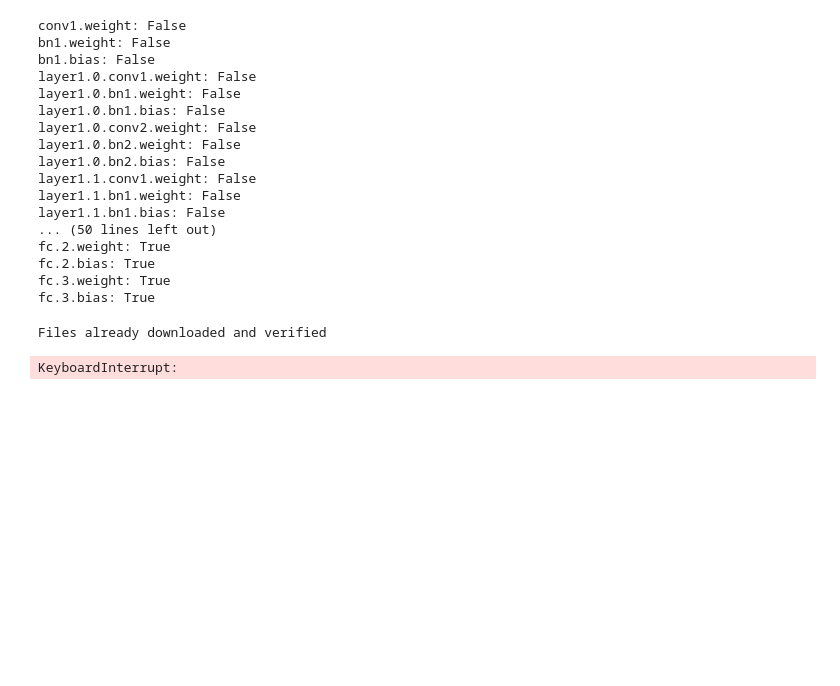
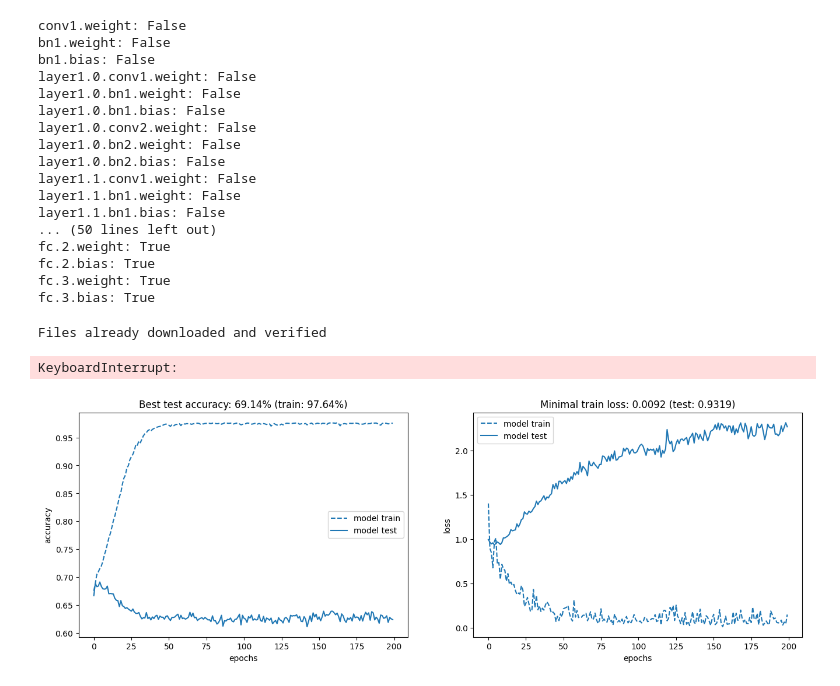
Before and after one commit to Kannute/SimCLRPytorch, a Jupyter notebook: run.ipynb, the cells around one changed output. Drawn from its saved outputs; the diff is of its cells as text; code cells hidden in the pictures; blank space fills up the shorter version.

```diff
--- a/run.ipynb
+++ b/run.ipynb
@@ -114,3 +114,12 @@ with torch.cuda.device(gpu_index):
 KeyboardInterrupt:
 # %%
 torch.save(model.state_dict(), 'saved_models/model_2023_cifar10_head_trained.pth')
+# %%
+train_size = int(0.8 * len(head_dataset))
+test_size = len(head_dataset) - train_size
+train_dataset, test_dataset = torch.utils.data.random_split(head_dataset, [train_size, test_size])
+trainer = HeadTrainer(train_dataset, test_dataset, batch_size=256)
+history = trainer.train(model, optimizer, n_epochs=200, loss_fn=torch.nn.CrossEntropyLoss().to(device))
+show_results(model=history)
+# %% [output]
+[figure, added]
```
